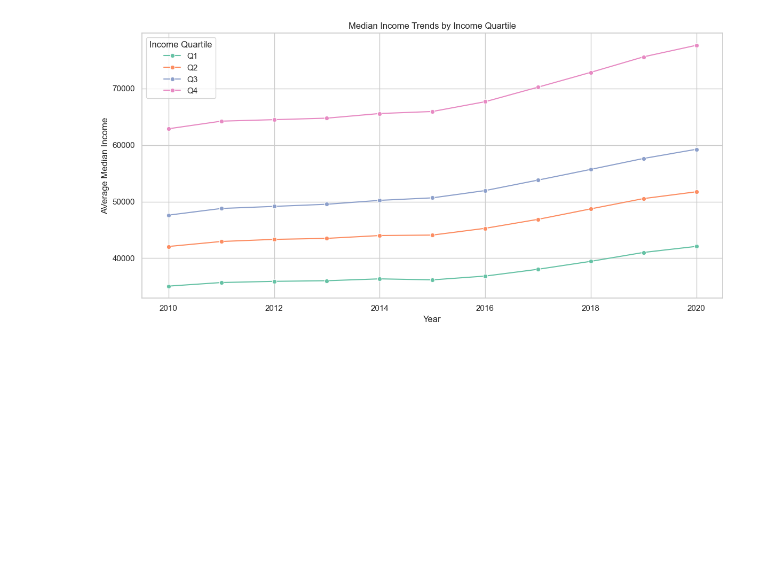
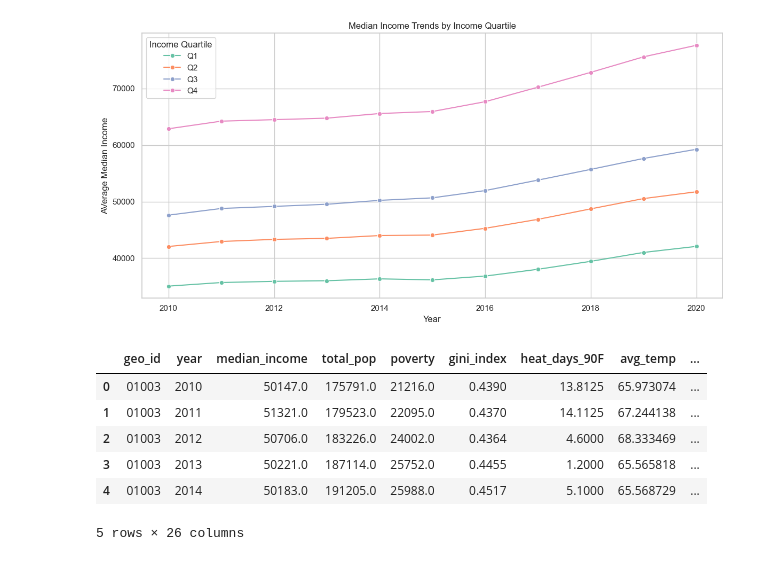
Before and after one commit to iauger/County_Climate_Impact, a Jupyter notebook: Data_Preparation.ipynb, the cells around one changed output. Cells and saved outputs as stored; diff of their text form; code cells hidden in the pictures; blank space fills up the shorter version.

```diff
--- a/Data_Preparation.ipynb
+++ b/Data_Preparation.ipynb
@@ -291,8 +291,13 @@ weather_with_acs = county_weather.merge(
 # Include severe weather data with the merged df
 weather_with_acs = weather_with_acs.merge(storm_wide, on=["geo_id", "year", "quarter"], how="left")
 
-# Fill storm-related NaNs with 0
-storm_cols = [col for col in weather_with_acs.columns if "total_" in col or "num_events" in col] # TODO fix total_pop fill
+# Only fill NaNs in storm event fields (exclude things like total_pop, total_precip, etc.)
+storm_cols = [
+    col for col in storm_wide.columns
+    if col not in ["geo_id", "year", "quarter"]
+]
+
+# Fill storm data columns only
 weather_with_acs[storm_cols] = weather_with_acs[storm_cols].fillna(0)
 
 # Flag for downstream modeling since we have more  weather data than acs data currently
@@ -417,3 +422,45 @@ plt.tight_layout()
 plt.show()
 # %% [output]
 [figure]
+# %%
+# Aggregate to county-year level
+annual_df = training_data.groupby(["geo_id", "year"]).agg({
+    "median_income": "mean",
+    "total_pop": "mean",
+    "poverty": "mean",
+    "gini_index": "mean",
+    "heat_days_90F": "mean",
+    "avg_temp": "mean"
+}).reset_index()
+
+change_cols = [
+    "median_income",
+    "total_pop",
+    "poverty",
+    "gini_index",
+    "heat_days_90F",
+    "avg_temp"
+]
+
+for col in change_cols:
+    group = annual_df.groupby("geo_id")[col]
+
+    # Year-over-year change
+    annual_df[col + "_change"] = group.diff().fillna(0).replace([np.inf, -np.inf], 0)
+
+    # Percent change
+    annual_df[col + "_pct"] = group.pct_change().fillna(0) * 100
+    annual_df[col + "_pct"] = annual_df[col + "_pct"].replace([np.inf, -np.inf], 0)
+
+    # 3-year rolling average
+    annual_df[col + "_roll3"] = group.transform(lambda x: x.rolling(window=3, min_periods=1).mean())
+
+annual_df.head()
+# %% [output]
+|  | geo_id | year | median_income | total_pop | poverty | gini_index | heat_days_90F | avg_temp | ... |
+| 0 | 01003 | 2010 | 50147.0 | 175791.0 | 21216.0 | 0.4390 | 13.8125 | 65.973074 | ... |
+| 1 | 01003 | 2011 | 51321.0 | 179523.0 | 22095.0 | 0.4370 | 14.1125 | 67.244138 | ... |
+| 2 | 01003 | 2012 | 50706.0 | 183226.0 | 24002.0 | 0.4364 | 4.6000 | 68.333469 | ... |
+| 3 | 01003 | 2013 | 50221.0 | 187114.0 | 25752.0 | 0.4455 | 1.2000 | 65.565818 | ... |
+| 4 | 01003 | 2014 | 50183.0 | 191205.0 | 25988.0 | 0.4517 | 5.1000 | 65.568729 | ... |
+5 rows × 26 columns
```
Also changed, not shown: parts of 2 cells of this notebook, 3 other files.
